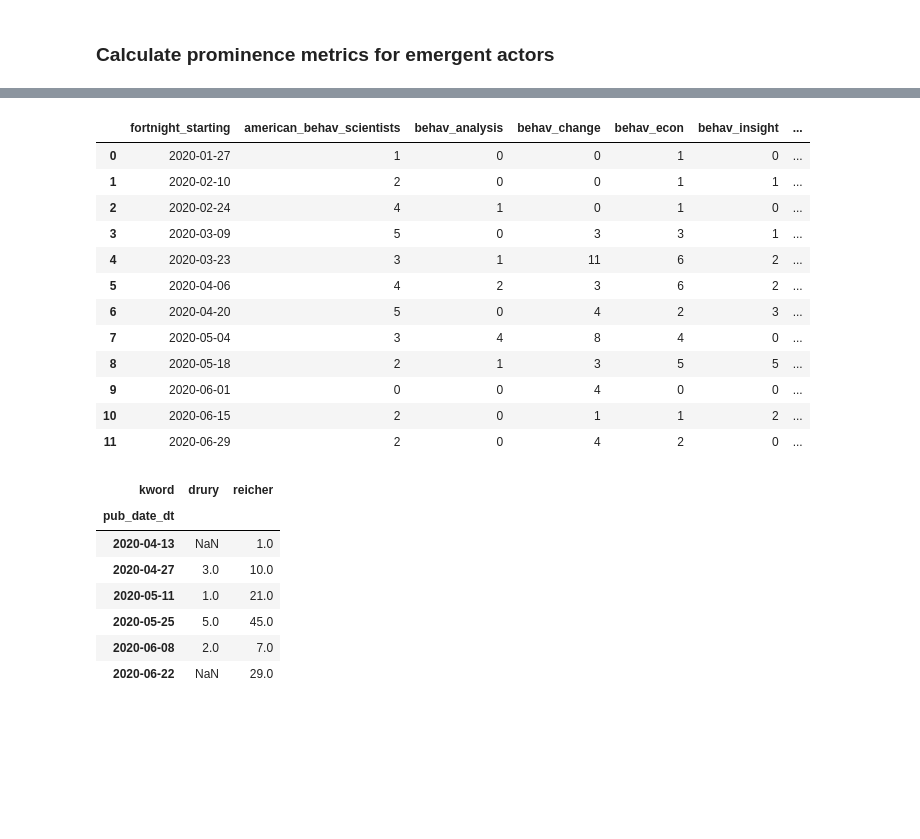
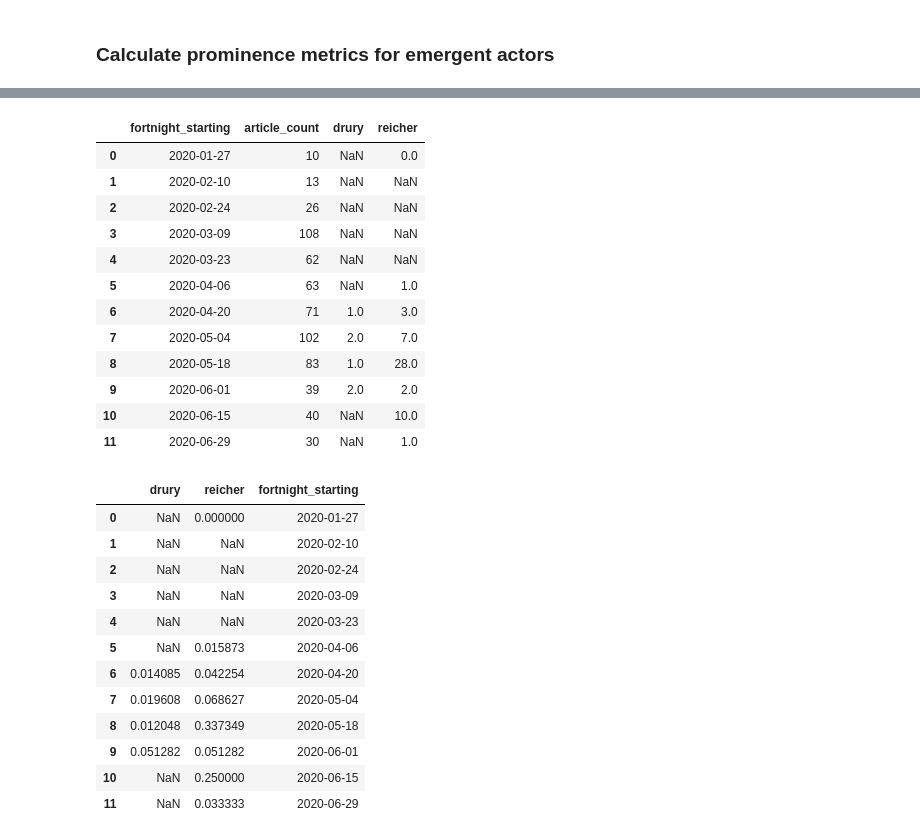
Before and after one commit to exfalsoquodlibet/behavioural-sci-perception, a Jupyter notebook: notebooks/news_media/emerging_actors.ipynb, the cells around one changed output, grey strips where cells are left out. Saved outputs shown, nothing was run; the diff lists cells and outputs as text; code cells hidden in the pictures; blank space fills up the shorter version.

```diff
--- a/notebooks/news_media/emerging_actors.ipynb
+++ b/notebooks/news_media/emerging_actors.ipynb
@@ -195,2 +263,5 @@ df.set_index('pub_date_dt', inplace=True)
+# %%
+df2.set_index("pub_date_dt", inplace=True)
 # %%
-emergent_actors_agg = df.groupby(['kword', pd.Grouper(freq="W-MON", closed="left", label="left")]).agg({'article_id':"count"})
+emergent_actors_docfreq = df2.groupby(['kword', pd.Grouper(freq="2W-MON",
+                                                       closed="left", label="left")]).agg({'article_id':"nunique"})
@@ -218,4 +315,4 @@ emergent_actors_agg
 # %%
 # save in wide format
-emergent_actors_agg.reset_index(inplace=True)
-emergent_actors_agg_w = pd.pivot(emergent_actors_agg, "pub_date_dt", "kword", "article_id")
+emergent_actors_docfreq.reset_index(inplace=True)
+emergent_actors_docfreq_w = pd.pivot(emergent_actors_docfreq, "pub_date_dt", "kword", "article_id")
@@ -237,3 +338,3 @@ doc_freqs.fortnight_starting = [datetime.strptime(w, "%Y-%m-%d") for w in doc_fr
 # %%
-doc_freqs[['fortnight_starting', 'article_count']].merge(emergent_actors_agg_w, "left",
+emergent_actors_docfreq_w = doc_freqs[['fortnight_starting', 'article_count']].merge(emergent_actors_docfreq_w, "left",
                                                          left_on="fortnight_starting", right_on="pub_date_dt")
@@ -254,27 +341,16 @@ doc_freqs[['fortnight_starting', 'article_count']].merge(emergent_actors_agg_w,
-# %%
-doc_freqs
-# %% [output]
-|  | fortnight_starting | american_behav_scientists | behav_analysis | behav_change | behav_econ | behav_insight | ... |
-| 0 | 2020-01-27 | 1 | 0 | 0 | 1 | 0 | ... |
-| 1 | 2020-02-10 | 2 | 0 | 0 | 1 | 1 | ... |
-| 2 | 2020-02-24 | 4 | 1 | 0 | 1 | 0 | ... |
-| 3 | 2020-03-09 | 5 | 0 | 3 | 3 | 1 | ... |
-| 4 | 2020-03-23 | 3 | 1 | 11 | 6 | 2 | ... |
-| 5 | 2020-04-06 | 4 | 2 | 3 | 6 | 2 | ... |
-| 6 | 2020-04-20 | 5 | 0 | 4 | 2 | 3 | ... |
-| 7 | 2020-05-04 | 3 | 4 | 8 | 4 | 0 | ... |
-| 8 | 2020-05-18 | 2 | 1 | 3 | 5 | 5 | ... |
-| 9 | 2020-06-01 | 0 | 0 | 4 | 0 | 0 | ... |
-| 10 | 2020-06-15 | 2 | 0 | 1 | 1 | 2 | ... |
-| 11 | 2020-06-29 | 2 | 0 | 4 | 2 | 0 | ... |
-# %%
-emergent_actors_agg_w
-# %% [output]
-| kword | drury | reicher |
-| pub_date_dt |  |  |
-| 2020-04-13 | NaN | 1.0 |
-| 2020-04-27 | 3.0 | 10.0 |
-| 2020-05-11 | 1.0 | 21.0 |
-| 2020-05-25 | 5.0 | 45.0 |
-| 2020-06-08 | 2.0 | 7.0 |
-| 2020-06-22 | NaN | 29.0 |
+# %%
+emergent_actors_docfreq_w
+# %% [output]
+|  | fortnight_starting | article_count | drury | reicher |
+| 0 | 2020-01-27 | 10 | NaN | 0.0 |
+| 1 | 2020-02-10 | 13 | NaN | NaN |
+| 2 | 2020-02-24 | 26 | NaN | NaN |
+| 3 | 2020-03-09 | 108 | NaN | NaN |
+| 4 | 2020-03-23 | 62 | NaN | NaN |
+| 5 | 2020-04-06 | 63 | NaN | 1.0 |
+| 6 | 2020-04-20 | 71 | 1.0 | 3.0 |
+| 7 | 2020-05-04 | 102 | 2.0 | 7.0 |
+| 8 | 2020-05-18 | 83 | 1.0 | 28.0 |
+| 9 | 2020-06-01 | 39 | 2.0 | 2.0 |
+| 10 | 2020-06-15 | 40 | NaN | 10.0 |
+| 11 | 2020-06-29 | 30 | NaN | 1.0 |
@@ -280,0 +361,16 @@ emergent_actors_agg_w
+# %%
+emergent_actors_rdf
+# %% [output]
+|  | drury | reicher | fortnight_starting |
+| 0 | NaN | 0.000000 | 2020-01-27 |
+| 1 | NaN | NaN | 2020-02-10 |
+| 2 | NaN | NaN | 2020-02-24 |
+| 3 | NaN | NaN | 2020-03-09 |
+| 4 | NaN | NaN | 2020-03-23 |
+| 5 | NaN | 0.015873 | 2020-04-06 |
+| 6 | 0.014085 | 0.042254 | 2020-04-20 |
+| 7 | 0.019608 | 0.068627 | 2020-05-04 |
+| 8 | 0.012048 | 0.337349 | 2020-05-18 |
+| 9 | 0.051282 | 0.051282 | 2020-06-01 |
+| 10 | NaN | 0.250000 | 2020-06-15 |
+| 11 | NaN | 0.033333 | 2020-06-29 |
```
Also changed, not shown: parts of 30 cells of this notebook.
